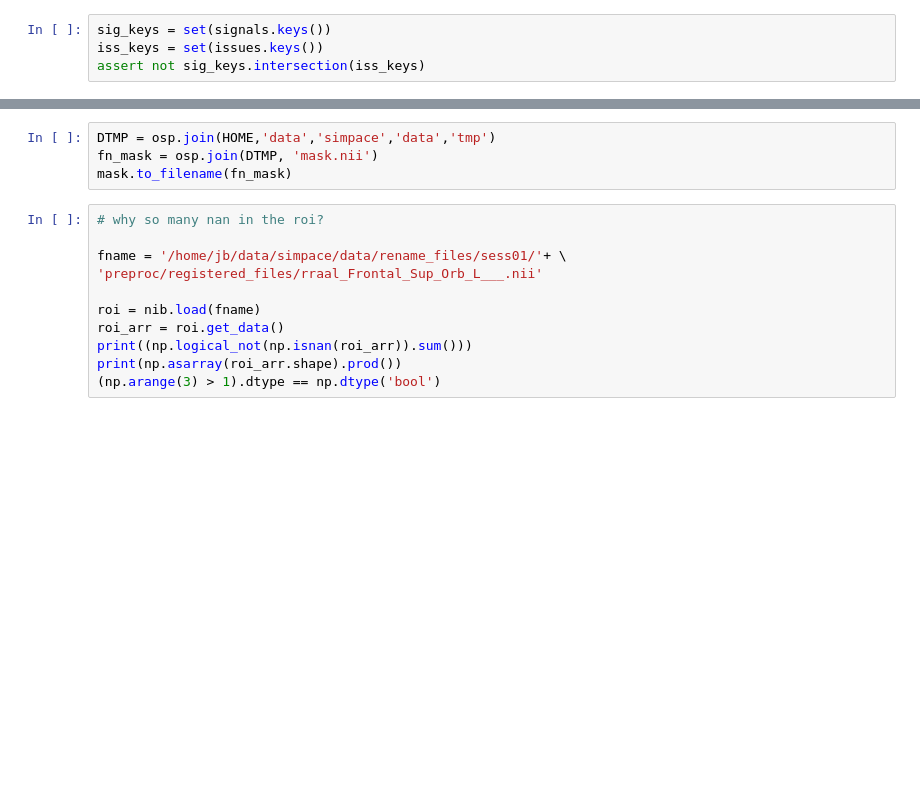
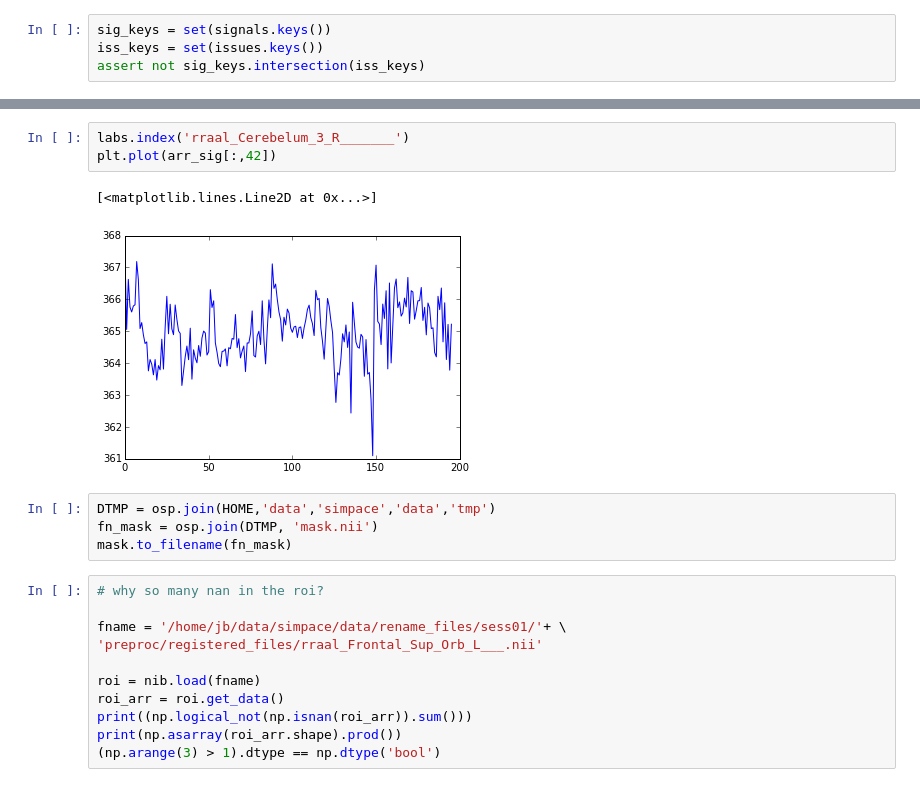
Before and after one commit to simpace/processing-scripts, a Jupyter notebook: preproc2correlation.ipynb, the cells around one changed output, grey strips where cells are left out. Cells and saved outputs as stored; diff of their text form; blank space fills up the shorter version.

```diff
--- a/preproc2correlation.ipynb
+++ b/preproc2correlation.ipynb
@@ -126,3 +135,9 @@ assert not sig_keys.intersection(iss_keys)
+# %%
+labs.index('rraal_Cerebelum_3_R_______')
+plt.plot(arr_sig[:,42])
+# %% [output]
+[<matplotlib.lines.Line2D at 0x...>]
+[figure, added]
 # %%
 DTMP = osp.join(HOME,'data','simpace','data','tmp')
 fn_mask = osp.join(DTMP, 'mask.nii')
```
Also changed, not shown: parts of 36 cells of this notebook, 3 other files.
